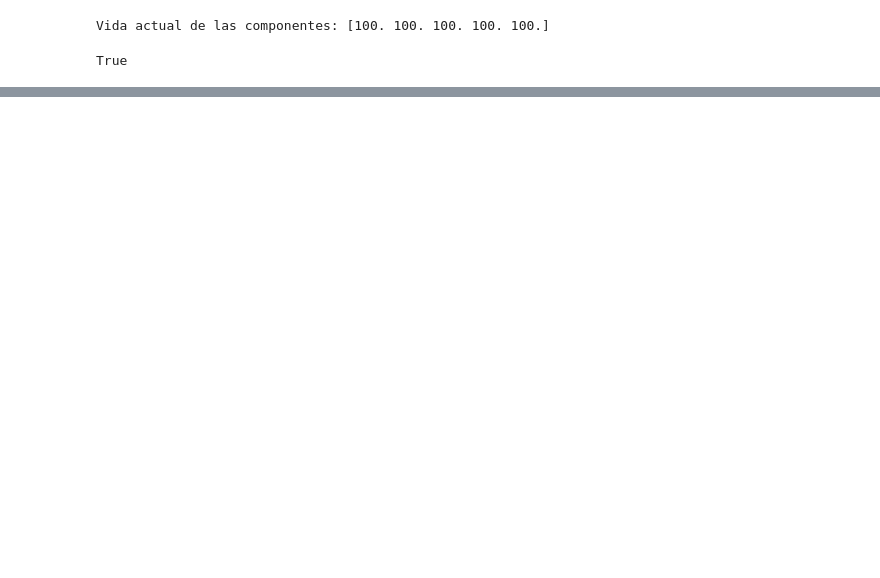
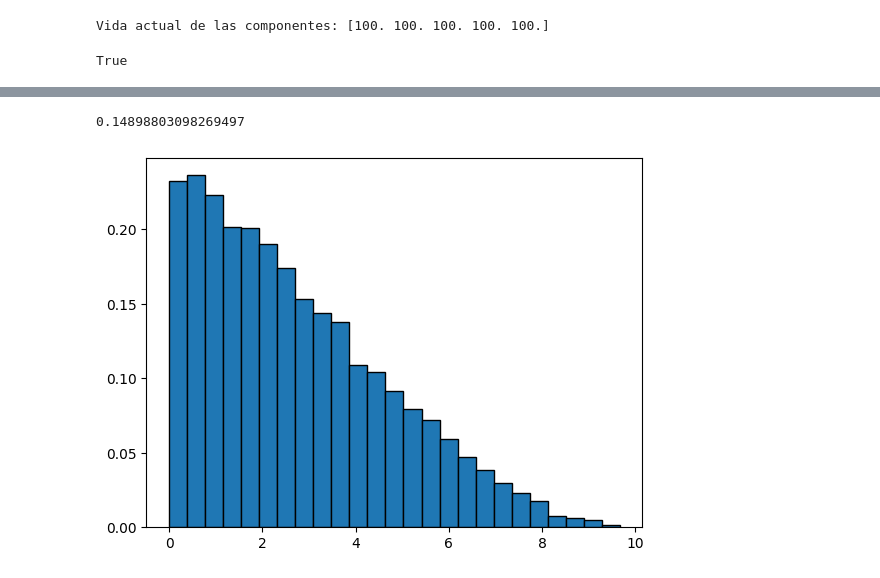
Before and after one commit to AlejandroVillazonG/MAT468, a Jupyter notebook: certamen/P4/p4.ipynb, the cells around one changed output, grey strips where cells are left out. Drawn from its saved outputs; the diff is of its cells as text; code cells hidden in the pictures; blank space fills up the shorter version.

```diff
--- a/certamen/P4/p4.ipynb
+++ b/certamen/P4/p4.ipynb
@@ -45,6 +59,3 @@ Vida actual de las componentes: [100. 100. 100. 100. 100.]
 interruptor.verificar_vida()
 # %% [output]
 True
-# %%
-for _ in range(160):
-    interruptor.aplicar_dano()
@@ -96,0 +118,8 @@ interruptor.n_comp_a_danar_historial
+# %%
+Interruptor().aplicar_dano(True)[0]
+# %% [output]
+0.14898803098269497
+# %%
+plt.hist([Interruptor().aplicar_dano(True)[0] for _ in range(10_000)], edgecolor='k', bins=25, density=True);
+# %% [output]
+[figure, added]
```
Also changed, not shown: parts of 11 cells of this notebook.
